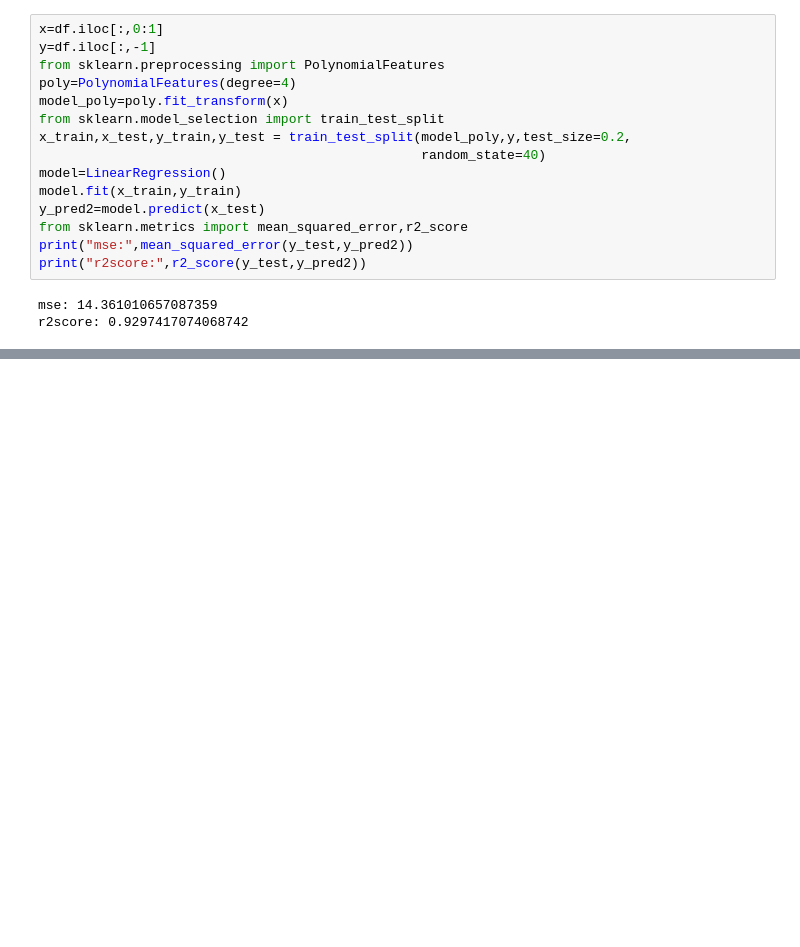
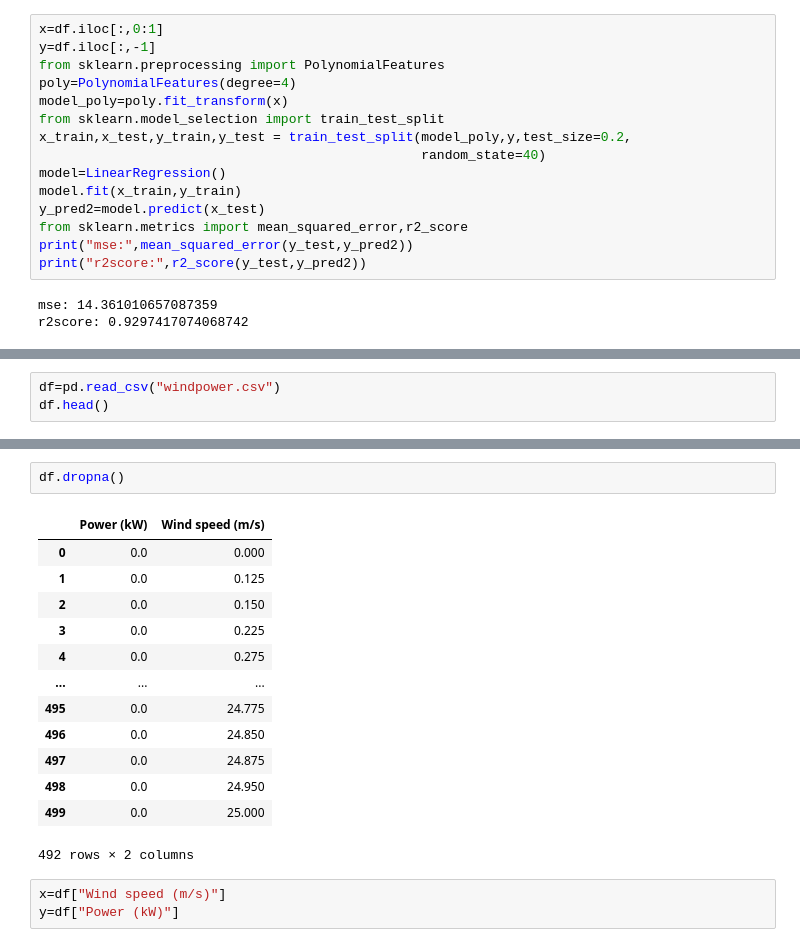
Before and after one commit to harshit-tiwari23/Python-Sem-4, a Jupyter notebook: Unit4.ipynb, the cells around one changed output, grey strips where cells are left out. Cells and saved outputs as stored; diff of their text form; blank space fills up the shorter version.

```diff
--- a/Unit4.ipynb
+++ b/Unit4.ipynb
@@ -368,0 +543,3 @@ Sensitivity: 0.4576271186440678
+# %%
+df=pd.read_csv("windpower.csv")
+df.head()
@@ -368,0 +553,19 @@ Sensitivity: 0.4576271186440678
+# %%
+df.dropna()
+# %% [output]
+|  | Power (kW) | Wind speed (m/s) |
+| 0 | 0.0 | 0.000 |
+| 1 | 0.0 | 0.125 |
+| 2 | 0.0 | 0.150 |
+| 3 | 0.0 | 0.225 |
+| 4 | 0.0 | 0.275 |
+| ... | ... | ... |
+| 495 | 0.0 | 24.775 |
+| 496 | 0.0 | 24.850 |
+| 497 | 0.0 | 24.875 |
+| 498 | 0.0 | 24.950 |
+| 499 | 0.0 | 25.000 |
+492 rows × 2 columns
+# %%
+x=df["Wind speed (m/s)"]
+y=df["Power (kW)"]
```
Also changed, not shown: parts of 21 cells of this notebook.
